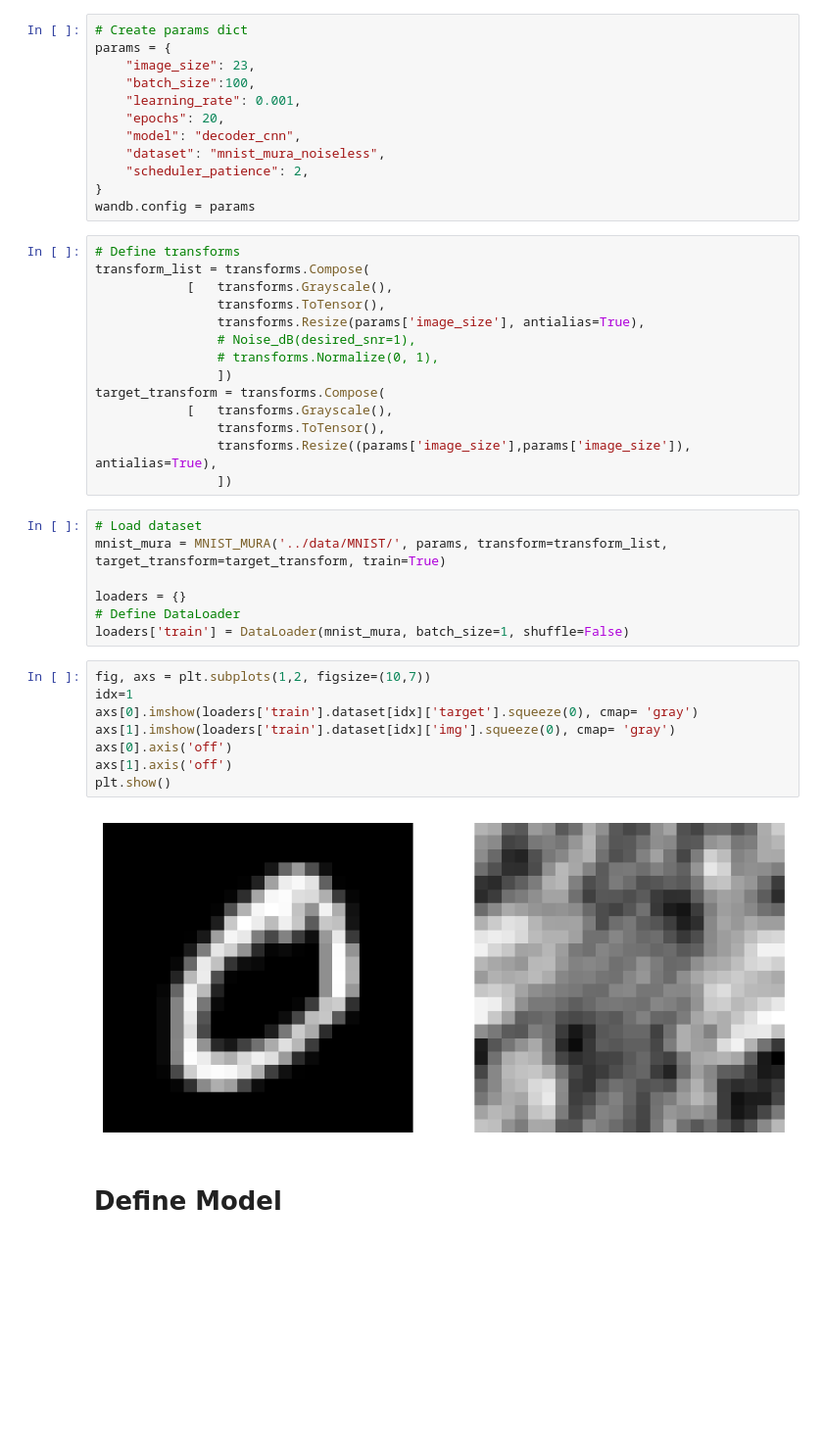
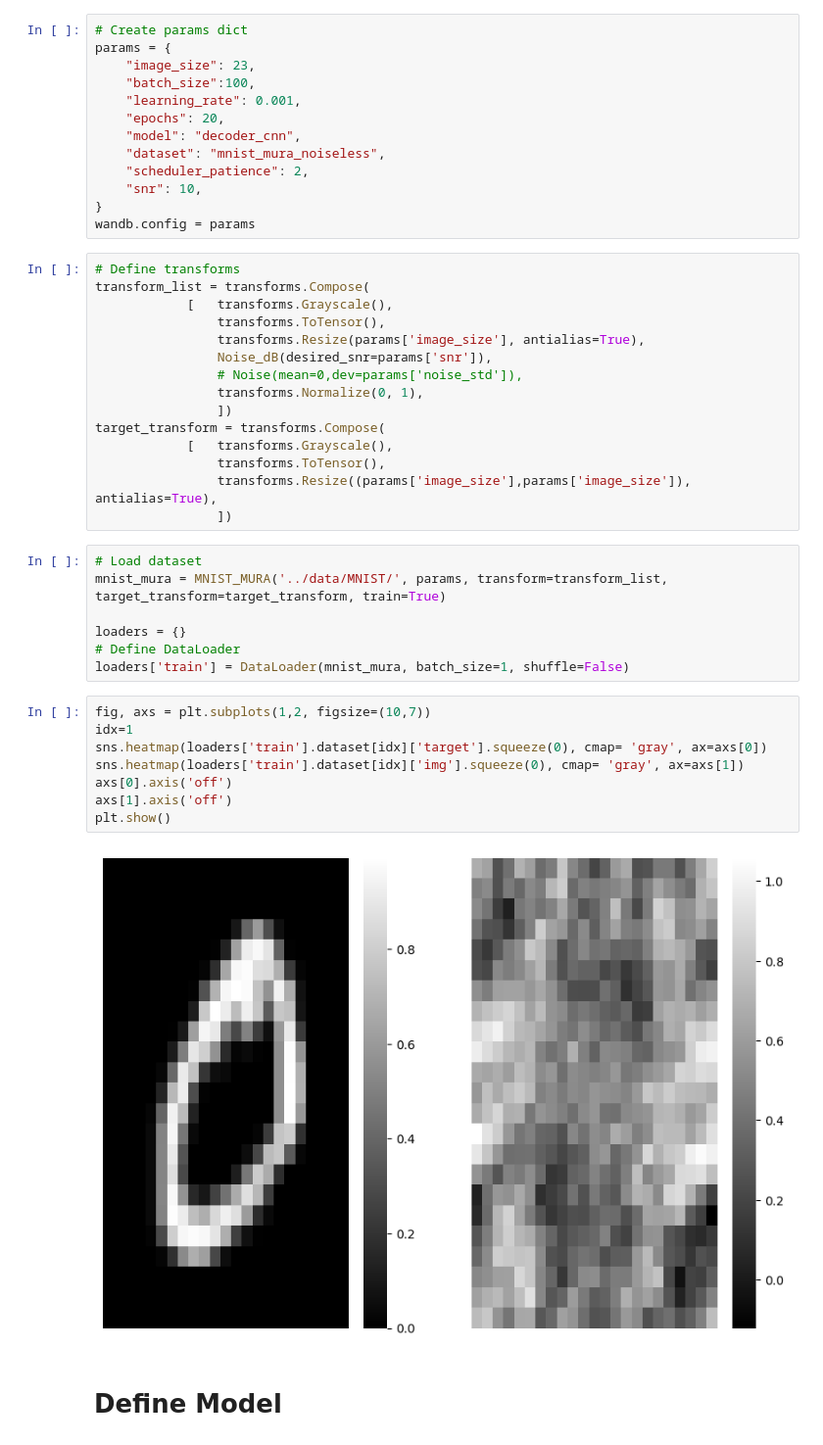
Before and after one commit to jornelasmunoz/UCM_Undergraduate_Research, a Jupyter notebook: jornelasmunoz/notebooks/learn_decoder.ipynb, the cells around one changed output. Shown at 98% size. Saved outputs shown, nothing was run; the diff lists cells and outputs as text; blank space fills up the shorter version.

Commit message:
making plots

```diff
--- a/jornelasmunoz/notebooks/learn_decoder.ipynb
+++ b/jornelasmunoz/notebooks/learn_decoder.ipynb
@@ -269,6 +269,7 @@ params = {
     "model": "decoder_cnn",
     "dataset": "mnist_mura_noiseless",
     "scheduler_patience": 2,
+    "snr": 10,
 }
 wandb.config = params
 # %%
@@ -277,8 +278,9 @@ transform_list = transforms.Compose(
             [   transforms.Grayscale(),
                 transforms.ToTensor(),
                 transforms.Resize(params['image_size'], antialias=True),
-                # Noise_dB(desired_snr=1),
-                # transforms.Normalize(0, 1),
+                Noise_dB(desired_snr=params['snr']),
+                # Noise(mean=0,dev=params['noise_std']),
+                transforms.Normalize(0, 1),
                 ])
 target_transform = transforms.Compose(
             [   transforms.Grayscale(),
@@ -295,13 +297,13 @@ loaders['train'] = DataLoader(mnist_mura, batch_size=1, shuffle=False)
 # %%
 fig, axs = plt.subplots(1,2, figsize=(10,7))
 idx=1
-axs[0].imshow(loaders['train'].dataset[idx]['target'].squeeze(0), cmap= 'gray')
-axs[1].imshow(loaders['train'].dataset[idx]['img'].squeeze(0), cmap= 'gray')
+sns.heatmap(loaders['train'].dataset[idx]['target'].squeeze(0), cmap= 'gray', ax=axs[0])
+sns.heatmap(loaders['train'].dataset[idx]['img'].squeeze(0), cmap= 'gray', ax=axs[1])
 axs[0].axis('off')
 axs[1].axis('off')
 plt.show()
 # %% [output]
-[figure, old version]
+[figure, new version]
 # %% [markdown]
 # Define Model
 # %%
```
Also changed, not shown: parts of 6 cells of this notebook, 1 other file.
